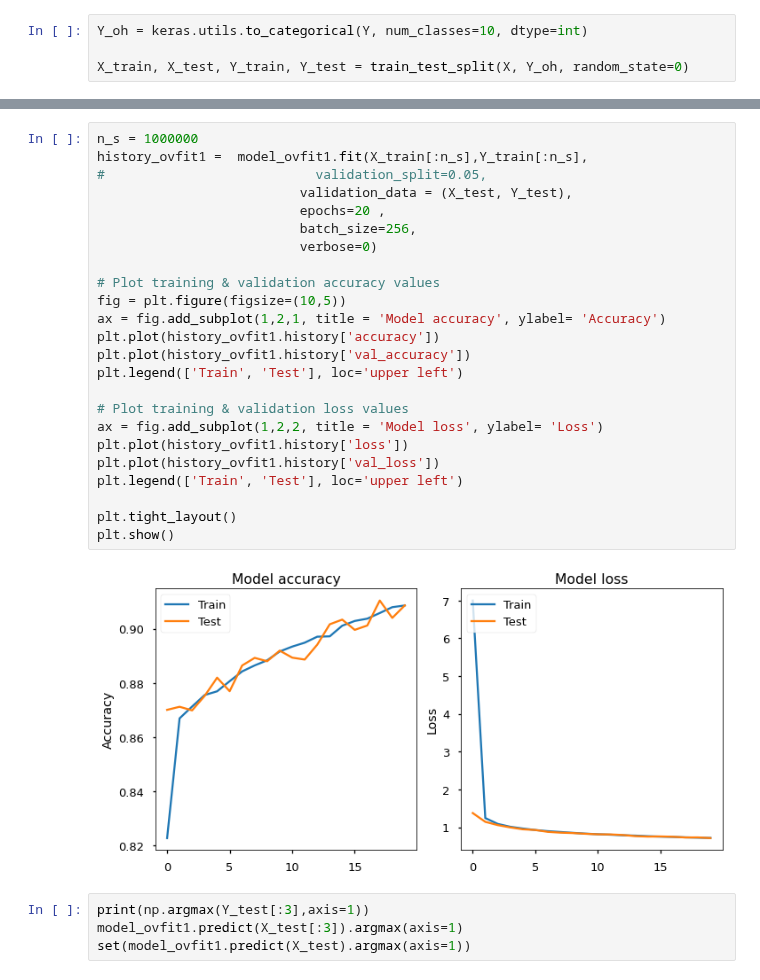
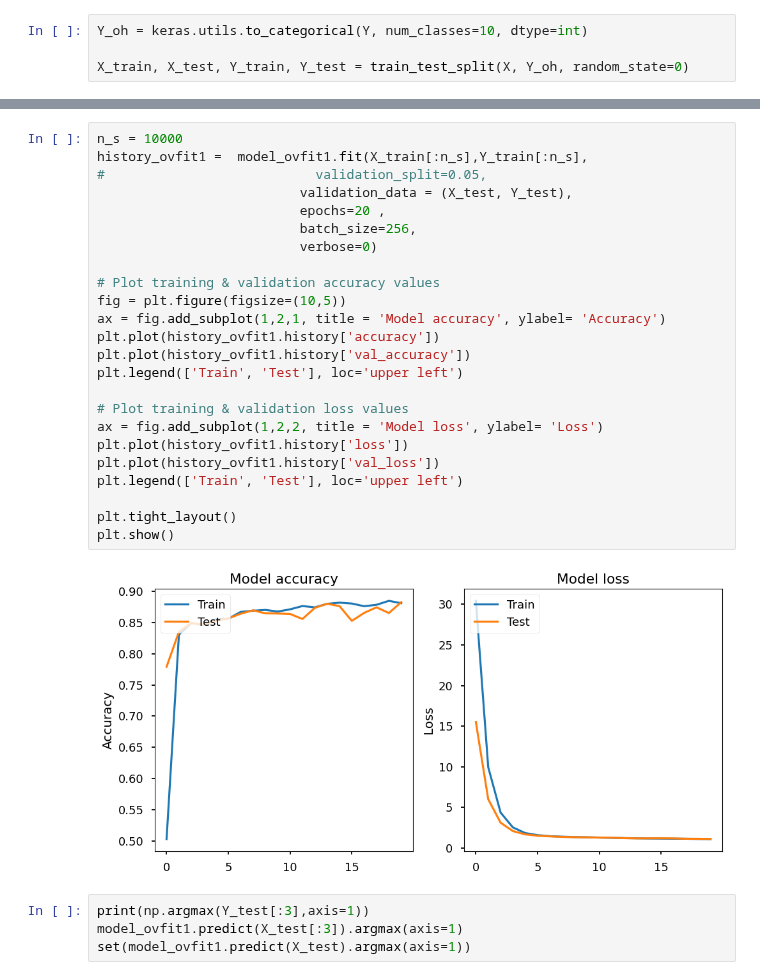
Before and after one commit to sraeisi/MachineLearning_Physics, a Jupyter notebook: 2/MLP_NN_ModelEvaluationa&Tuning.ipynb, the cells around one changed output, grey strips where cells are left out. Saved outputs shown, nothing was run; the diff lists cells and outputs as text.

```diff
--- a/2/MLP_NN_ModelEvaluationa&Tuning.ipynb
+++ b/2/MLP_NN_ModelEvaluationa&Tuning.ipynb
@@ -666,30 +670,30 @@ Non-trainable params: 0
 _________________________________________________________________
 # %%
-n_s = 1000000
+n_s = 10000
 history_ovfit1 =  model_ovfit1.fit(X_train[:n_s],Y_train[:n_s],
 #                           validation_split=0.05,
                           validation_data = (X_test, Y_test),
                           epochs=20 ,
                           batch_size=256,
                           verbose=0)
 
 # Plot training & validation accuracy values
 fig = plt.figure(figsize=(10,5))
 ax = fig.add_subplot(1,2,1, title = 'Model accuracy', ylabel= 'Accuracy')
 plt.plot(history_ovfit1.history['accuracy'])
 plt.plot(history_ovfit1.history['val_accuracy'])
 plt.legend(['Train', 'Test'], loc='upper left')
 
 # Plot training & validation loss values
 ax = fig.add_subplot(1,2,2, title = 'Model loss', ylabel= 'Loss')
 plt.plot(history_ovfit1.history['loss'])
 plt.plot(history_ovfit1.history['val_loss'])
 plt.legend(['Train', 'Test'], loc='upper left')
 
 plt.tight_layout()
 plt.show()
 # %% [output]
-[figure, old version]
+[figure, new version]
 # %%
 print(np.argmax(Y_test[:3],axis=1))
 model_ovfit1.predict(X_test[:3]).argmax(axis=1)
```
Also changed, not shown: parts of 10 cells of this notebook.
